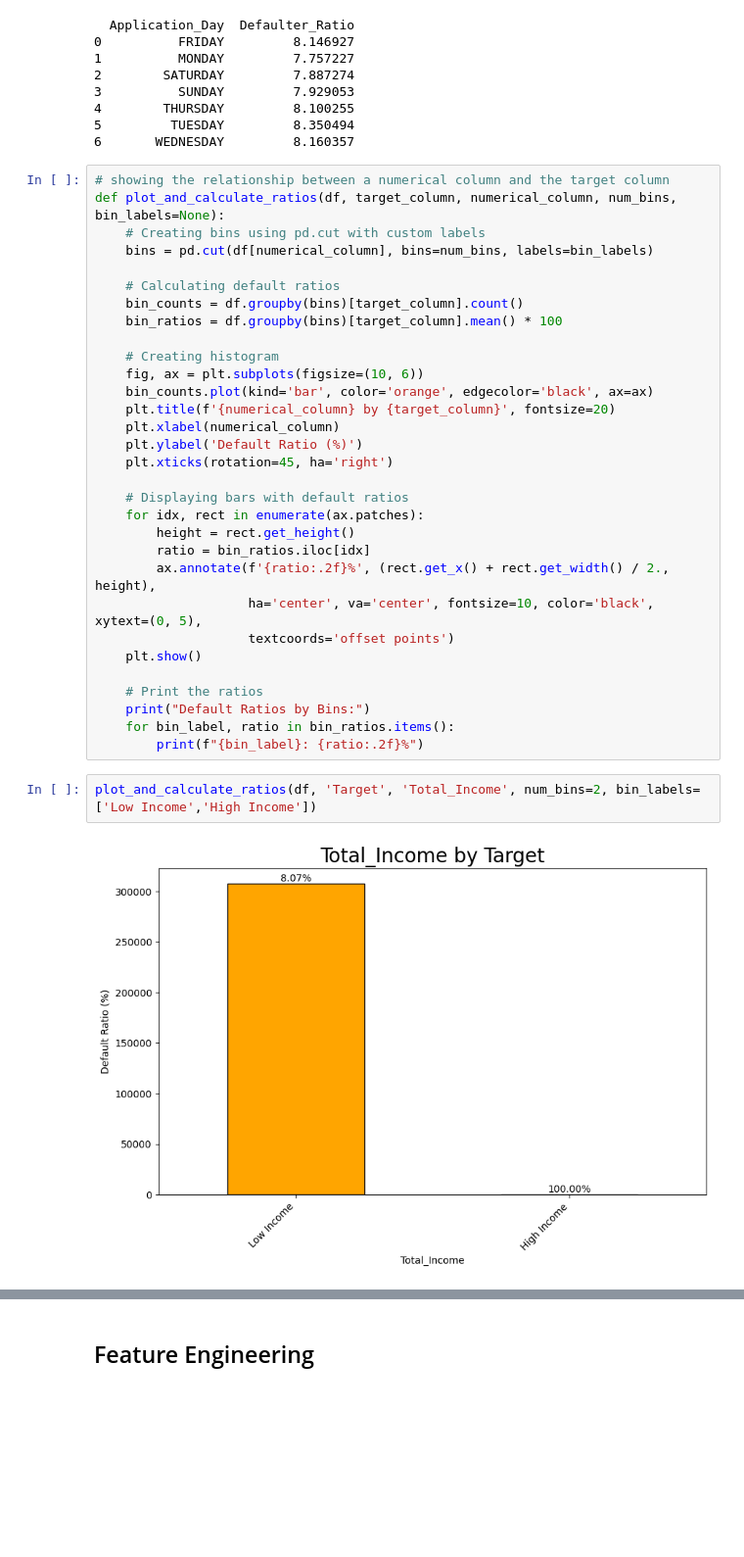
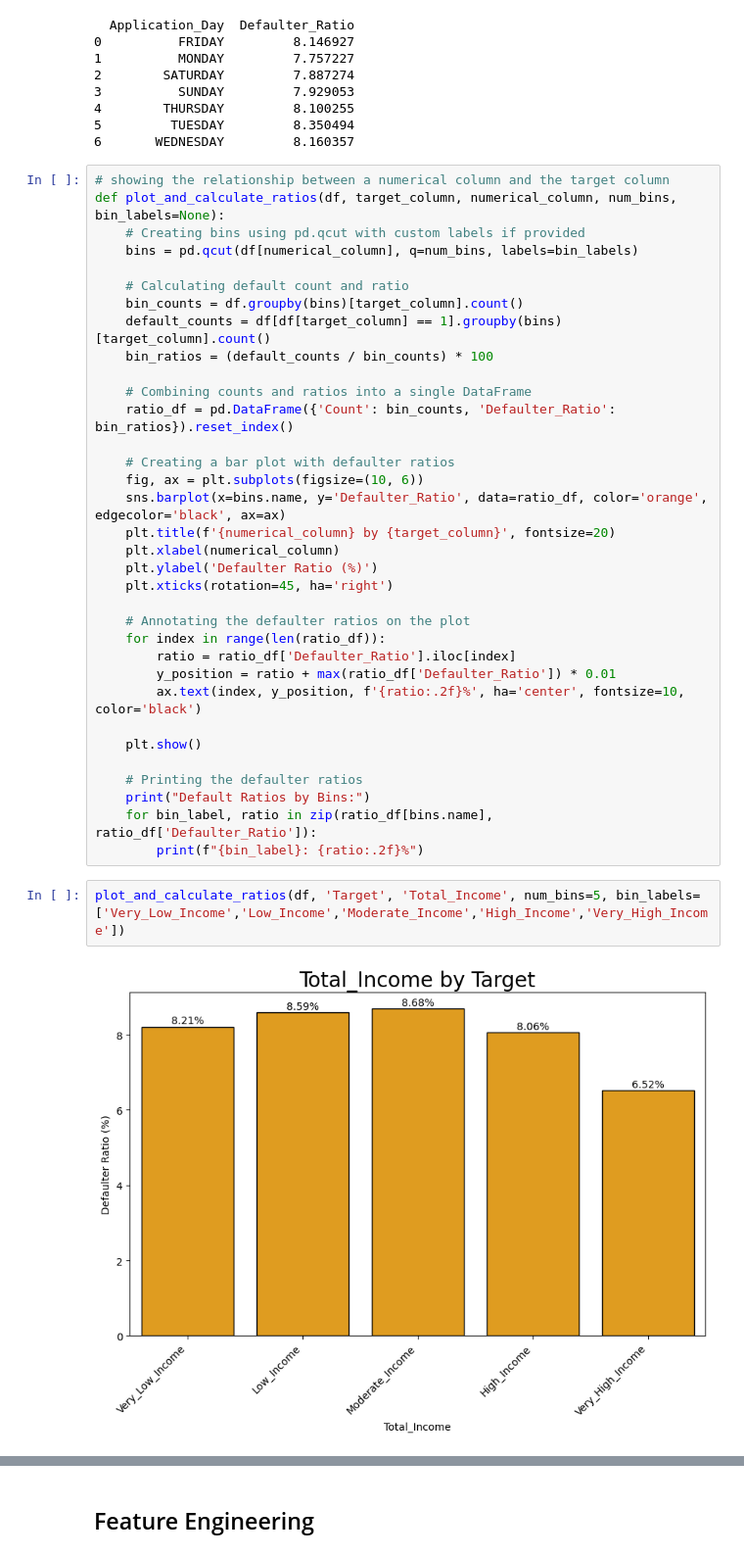
Before and after one commit to Shahidshaik5/Credit-Scoring-Model-Enhancing-Creditworthiness-Assessment-Using-Machine-Learning, a Jupyter notebook: Home_Credit_Default_Risk_Code.ipynb, the cells around one changed output, grey strips where cells are left out. Shown at 98% size. Drawn from its saved outputs; the diff is of its cells as text; blank space fills up the shorter version.

```diff
--- a/Home_Credit_Default_Risk_Code.ipynb
+++ b/Home_Credit_Default_Risk_Code.ipynb
@@ -362,36 +362,39 @@ plot_and_print_category_analysis(df, 'Target','Application_Day')
 # %%
 # showing the relationship between a numerical column and the target column
 def plot_and_calculate_ratios(df, target_column, numerical_column, num_bins, bin_labels=None):
-    # Creating bins using pd.cut with custom labels
-    bins = pd.cut(df[numerical_column], bins=num_bins, labels=bin_labels)
+    # Creating bins using pd.qcut with custom labels if provided
+    bins = pd.qcut(df[numerical_column], q=num_bins, labels=bin_labels)
 
-    # Calculating default ratios
+    # Calculating default count and ratio
     bin_counts = df.groupby(bins)[target_column].count()
-    bin_ratios = df.groupby(bins)[target_column].mean() * 100
+    default_counts = df[df[target_column] == 1].groupby(bins)[target_column].count()
+    bin_ratios = (default_counts / bin_counts) * 100
 
-    # Creating histogram
+    # Combining counts and ratios into a single DataFrame
+    ratio_df = pd.DataFrame({'Count': bin_counts, 'Defaulter_Ratio': bin_ratios}).reset_index()
+
+    # Creating a bar plot with defaulter ratios
     fig, ax = plt.subplots(figsize=(10, 6))
-    bin_counts.plot(kind='bar', color='orange', edgecolor='black', ax=ax)
+    sns.barplot(x=bins.name, y='Defaulter_Ratio', data=ratio_df, color='orange', edgecolor='black', ax=ax)
     plt.title(f'{numerical_column} by {target_column}', fontsize=20)
     plt.xlabel(numerical_column)
-    plt.ylabel('Default Ratio (%)')
+    plt.ylabel('Defaulter Ratio (%)')
     plt.xticks(rotation=45, ha='right')
 
-    # Displaying bars with default ratios
-    for idx, rect in enumerate(ax.patches):
-        height = rect.get_height()
-        ratio = bin_ratios.iloc[idx]
-        ax.annotate(f'{ratio:.2f}%', (rect.get_x() + rect.get_width() / 2., height),
-                    ha='center', va='center', fontsize=10, color='black', xytext=(0, 5),
-                    textcoords='offset points')
+    # Annotating the defaulter ratios on the plot
+    for index in range(len(ratio_df)):
+        ratio = ratio_df['Defaulter_Ratio'].iloc[index]
+        y_position = ratio + max(ratio_df['Defaulter_Ratio']) * 0.01
+        ax.text(index, y_position, f'{ratio:.2f}%', ha='center', fontsize=10, color='black')
+
     plt.show()
 
-    # Print the ratios
+    # Printing the defaulter ratios
     print("Default Ratios by Bins:")
-    for bin_label, ratio in bin_ratios.items():
+    for bin_label, ratio in zip(ratio_df[bins.name], ratio_df['Defaulter_Ratio']):
         print(f"{bin_label}: {ratio:.2f}%")
 # %%
-plot_and_calculate_ratios(df, 'Target', 'Total_Income', num_bins=2, bin_labels=['Low Income','High Income'])
+plot_and_calculate_ratios(df, 'Target', 'Total_Income', num_bins=5, bin_labels=['Very_Low_Income','Low_Income','Moderate_Income','High_Income','Very_High_Income'])
 # %% [output]
-[figure, old version]
+[figure, new version]
 Default Ratios by Bins:
```
Also changed, not shown: parts of 15 cells of this notebook.
